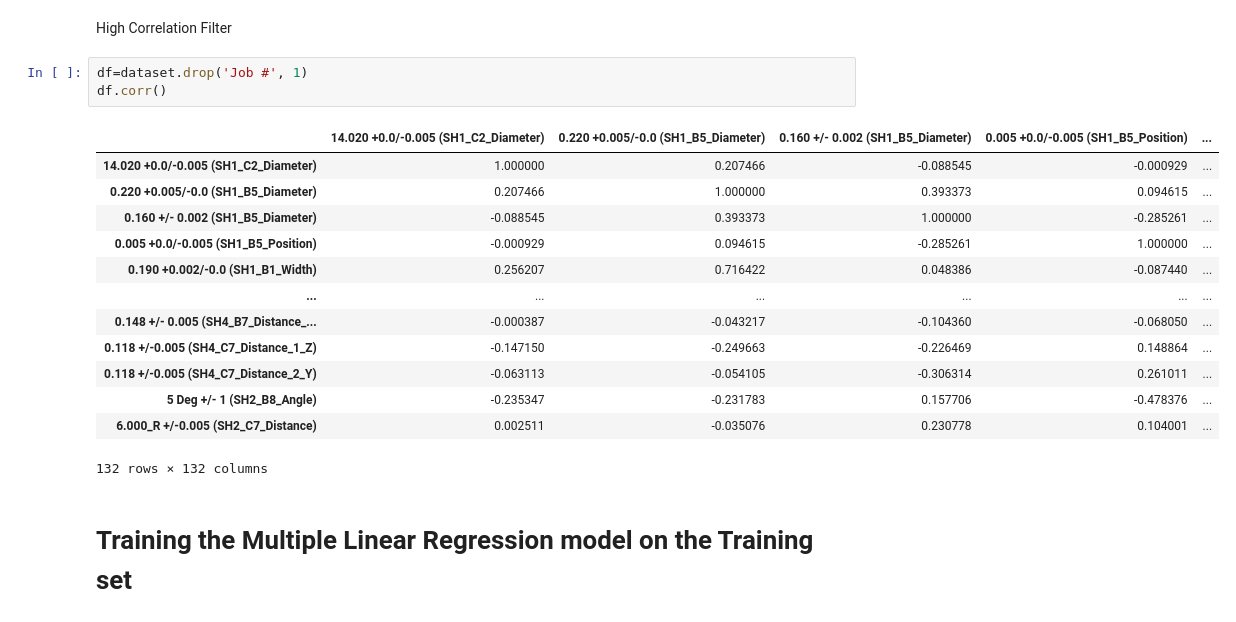
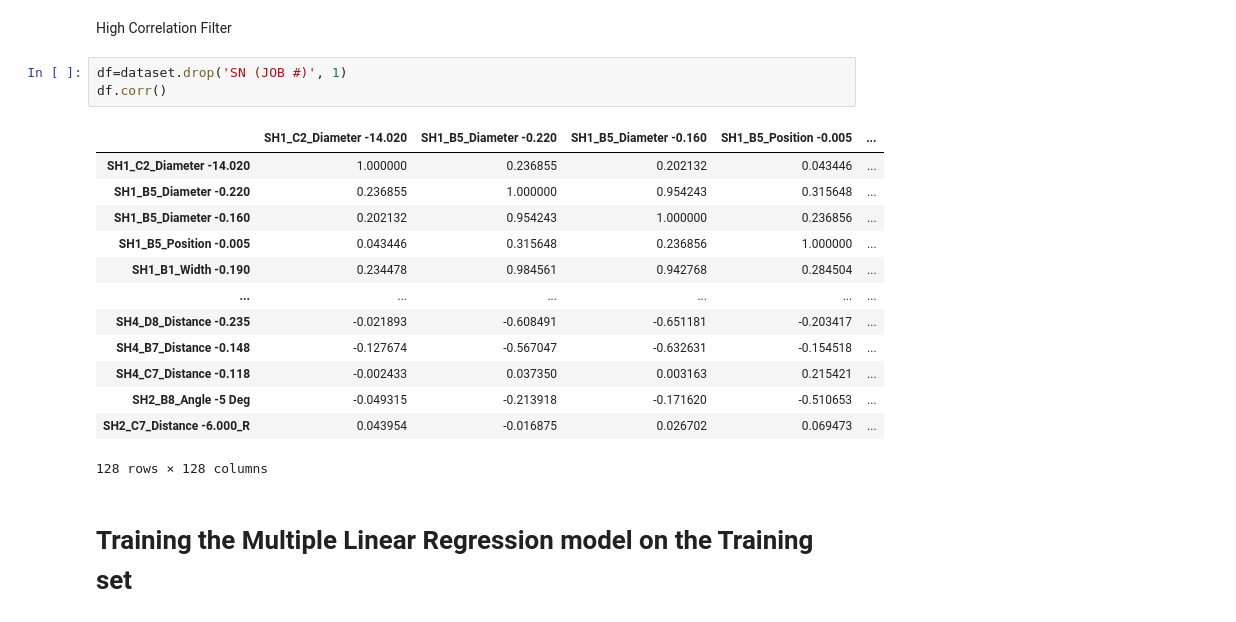
Before and after one commit to MananDesai2997/MananDesai2997, a Jupyter notebook: RexolitePlate_MultipleLinearRegression.ipynb, the cells around one changed output. Drawn from its saved outputs; the diff is of its cells as text.

```diff
--- a/RexolitePlate_MultipleLinearRegression.ipynb
+++ b/RexolitePlate_MultipleLinearRegression.ipynb
@@ -329,22 +337,22 @@ Length: 132, dtype: float64
 # %% [markdown]
 High Correlation Filter
 # %%
-df=dataset.drop('Job #', 1)
+df=dataset.drop('SN (JOB #)', 1)
 df.corr()
 # %% [output]
-|  | 14.020 +0.0/-0.005 (SH1_C2_Diameter) | 0.220 +0.005/-0.0 (SH1_B5_Diameter) | 0.160 +/- 0.002 (SH1_B5_Diameter) | 0.005 +0.0/-0.005 (SH1_B5_Position) | ... |
-| 14.020 +0.0/-0.005 (SH1_C2_Diameter) | 1.000000 | 0.207466 | -0.088545 | -0.000929 | ... |
-| 0.220 +0.005/-0.0 (SH1_B5_Diameter) | 0.207466 | 1.000000 | 0.393373 | 0.094615 | ... |
-| 0.160 +/- 0.002 (SH1_B5_Diameter) | -0.088545 | 0.393373 | 1.000000 | -0.285261 | ... |
-| 0.005 +0.0/-0.005 (SH1_B5_Position) | -0.000929 | 0.094615 | -0.285261 | 1.000000 | ... |
-| 0.190 +0.002/-0.0 (SH1_B1_Width) | 0.256207 | 0.716422 | 0.048386 | -0.087440 | ... |
+|  | SH1_C2_Diameter -14.020 | SH1_B5_Diameter -0.220 | SH1_B5_Diameter -0.160 | SH1_B5_Position -0.005 | ... |
+| SH1_C2_Diameter -14.020 | 1.000000 | 0.236855 | 0.202132 | 0.043446 | ... |
+| SH1_B5_Diameter -0.220 | 0.236855 | 1.000000 | 0.954243 | 0.315648 | ... |
+| SH1_B5_Diameter -0.160 | 0.202132 | 0.954243 | 1.000000 | 0.236856 | ... |
+| SH1_B5_Position -0.005 | 0.043446 | 0.315648 | 0.236856 | 1.000000 | ... |
+| SH1_B1_Width -0.190 | 0.234478 | 0.984561 | 0.942768 | 0.284504 | ... |
 | ... | ... | ... | ... | ... | ... |
-| 0.148 +/- 0.005 (SH4_B7_Distance_... | -0.000387 | -0.043217 | -0.104360 | -0.068050 | ... |
-| 0.118 +/-0.005 (SH4_C7_Distance_1_Z) | -0.147150 | -0.249663 | -0.226469 | 0.148864 | ... |
-| 0.118 +/-0.005 (SH4_C7_Distance_2_Y) | -0.063113 | -0.054105 | -0.306314 | 0.261011 | ... |
-| 5 Deg +/- 1 (SH2_B8_Angle) | -0.235347 | -0.231783 | 0.157706 | -0.478376 | ... |
-| 6.000_R +/-0.005 (SH2_C7_Distance) | 0.002511 | -0.035076 | 0.230778 | 0.104001 | ... |
+| SH4_D8_Distance -0.235 | -0.021893 | -0.608491 | -0.651181 | -0.203417 | ... |
+| SH4_B7_Distance -0.148 | -0.127674 | -0.567047 | -0.632631 | -0.154518 | ... |
+| SH4_C7_Distance -0.118 | -0.002433 | 0.037350 | 0.003163 | 0.215421 | ... |
+| SH2_B8_Angle -5 Deg | -0.049315 | -0.213918 | -0.171620 | -0.510653 | ... |
+| SH2_C7_Distance -6.000_R | 0.043954 | -0.016875 | 0.026702 | 0.069473 | ... |
-132 rows × 132 columns
+128 rows × 128 columns
 # %% [markdown]
 # Training the Multiple Linear Regression model on the Training set
 # %%
```
Also changed, not shown: parts of 22 cells of this notebook.
